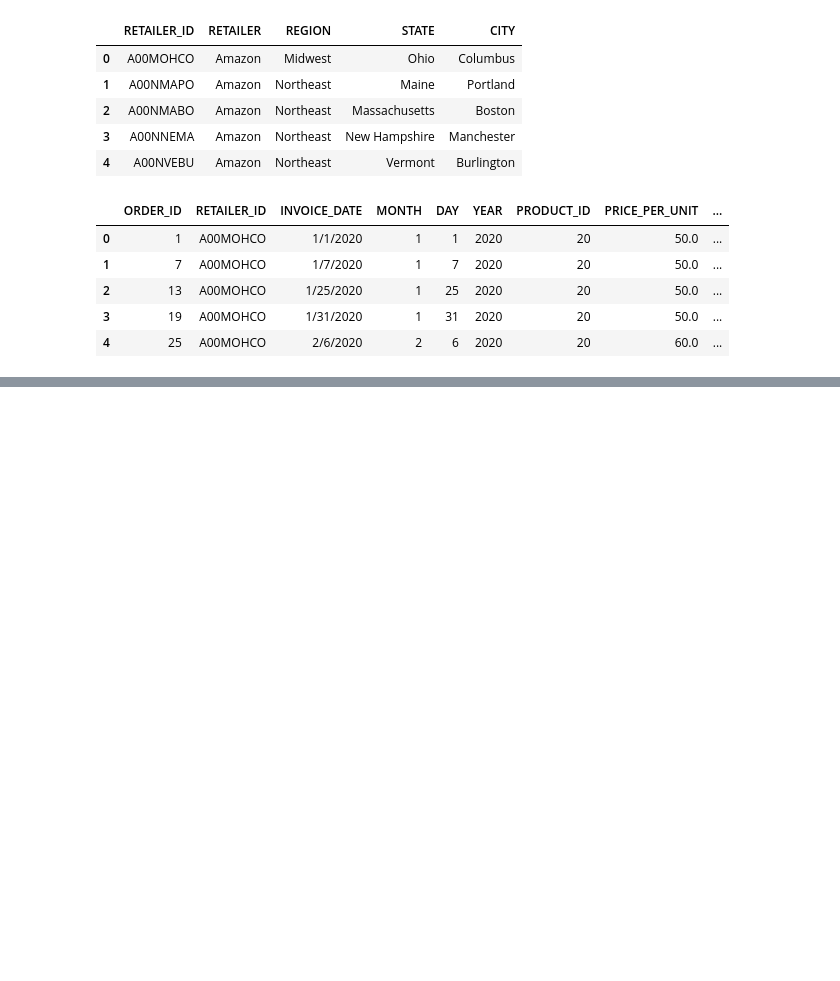
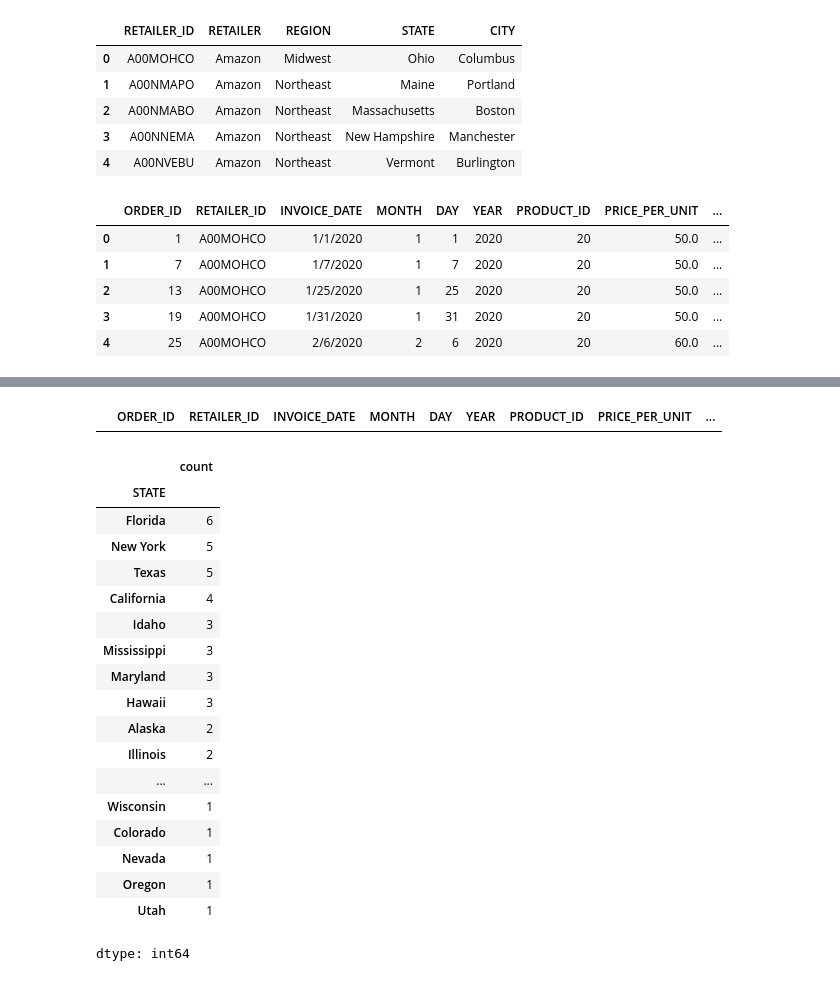
Before and after one commit to moyersda/genbus885-final-moyers_d, a Jupyter notebook: GenBud855_Final_Moyers_D.ipynb, the cells around one changed output, grey strips where cells are left out. Saved outputs shown, nothing was run; the diff lists cells and outputs as text; code cells hidden in the pictures; blank space fills up the shorter version.

```diff
--- a/GenBud855_Final_Moyers_D.ipynb
+++ b/GenBud855_Final_Moyers_D.ipynb
@@ -59,0 +96,5 @@ df_sales.head()
+# %%
+#Get null values
+df_sales[df_sales["UNITS_SOLD"].isnull()]
+# %% [output]
+|  | ORDER_ID | RETAILER_ID | INVOICE_DATE | MONTH | DAY | YEAR | PRODUCT_ID | PRICE_PER_UNIT | ... |
@@ -59,0 +104,23 @@ df_sales.head()
+# %%
+#Check Values
+df_retailers["STATE"].value_counts()
+# %% [output]
+|  | count |
+| STATE |  |
+| Florida | 6 |
+| New York | 5 |
+| Texas | 5 |
+| California | 4 |
+| Idaho | 3 |
+| Mississippi | 3 |
+| Maryland | 3 |
+| Hawaii | 3 |
+| Alaska | 2 |
+| Illinois | 2 |
+| ... | ... |
+| Wisconsin | 1 |
+| Colorado | 1 |
+| Nevada | 1 |
+| Oregon | 1 |
+| Utah | 1 |
+dtype: int64
```
Also changed, not shown: parts of 29 cells of this notebook.
